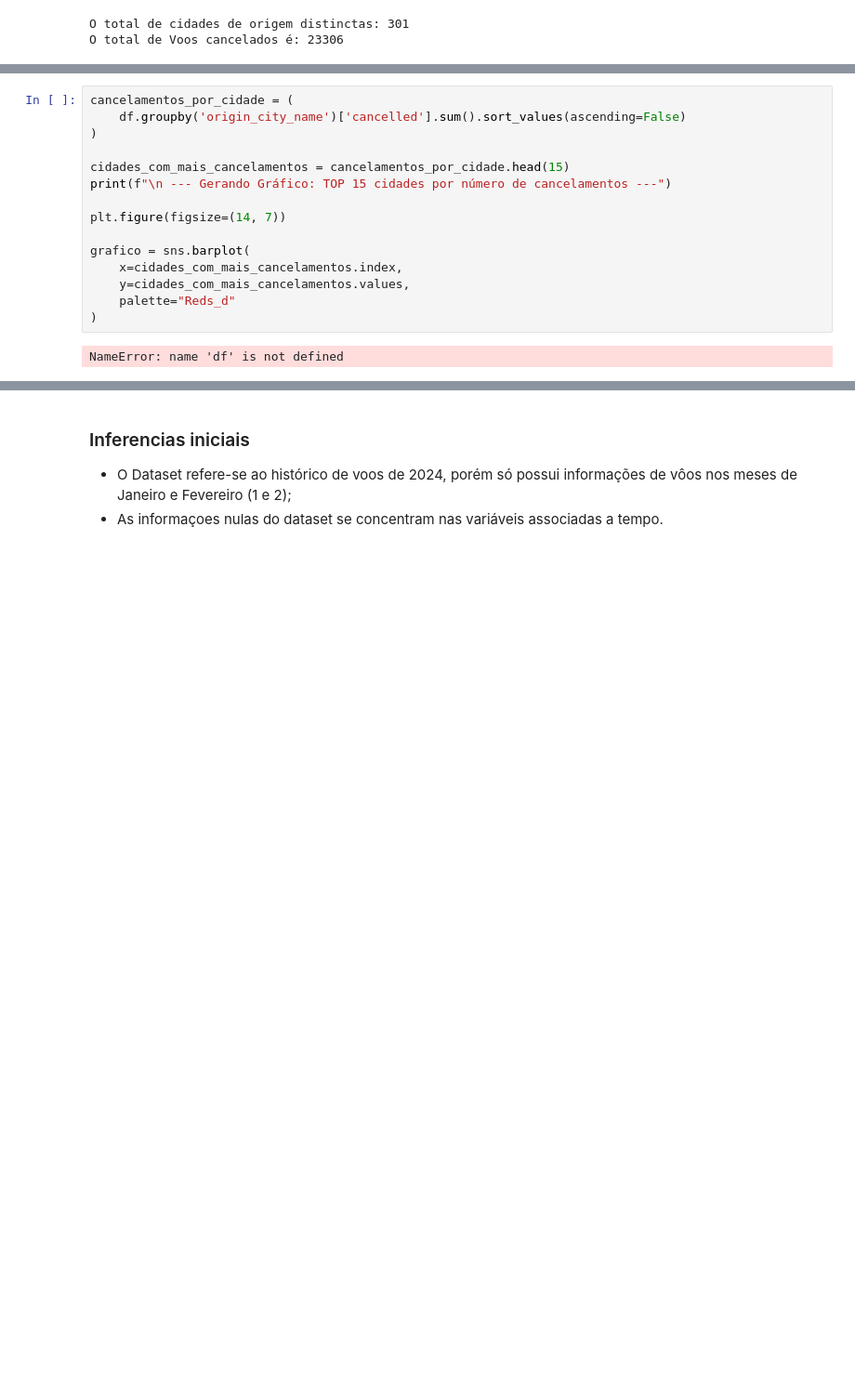
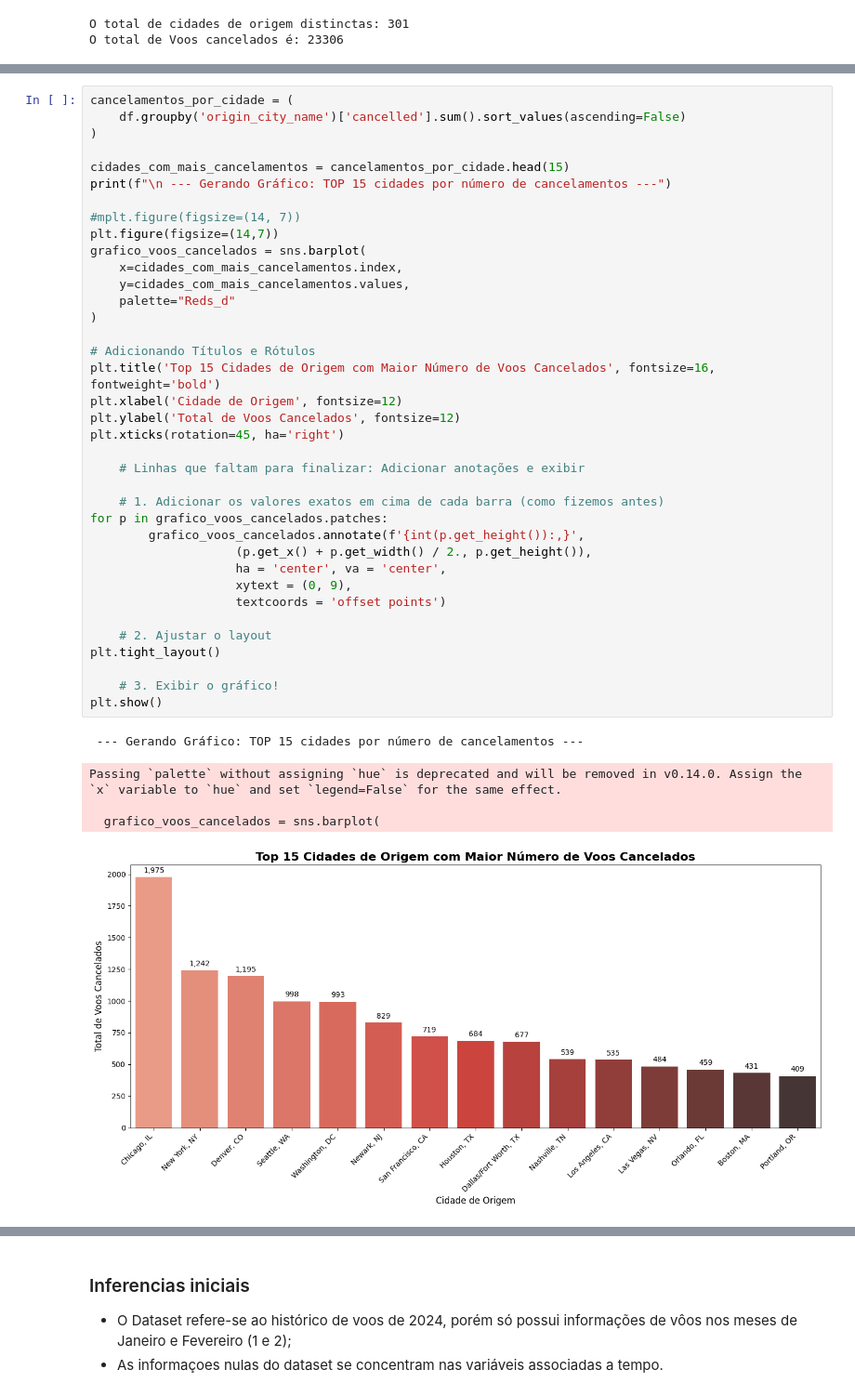
Before and after one commit to PedroHeinrickg/Modelo-ML-Voos_2024, a Jupyter notebook: Analise_voos.ipynb, the cells around one changed output, grey strips where cells are left out. Shown at 93% size. Saved outputs shown, nothing was run; the diff lists cells and outputs as text; blank space fills up the shorter version.

Commit message:
Análise de voos cancelados e atrasados: Visualização gráfica

```diff
--- a/Analise_voos.ipynb
+++ b/Analise_voos.ipynb
@@ -66,17 +91,43 @@ O total de Voos cancelados é: 23306
 # %%
 cancelamentos_por_cidade = (
     df.groupby('origin_city_name')['cancelled'].sum().sort_values(ascending=False)
 )
 
 cidades_com_mais_cancelamentos = cancelamentos_por_cidade.head(15)
 print(f"\n --- Gerando Gráfico: TOP 15 cidades por número de cancelamentos ---")
 
-plt.figure(figsize=(14, 7))
-
-grafico = sns.barplot(
+#mplt.figure(figsize=(14, 7))
+plt.figure(figsize=(14,7))
+grafico_voos_cancelados = sns.barplot(
     x=cidades_com_mais_cancelamentos.index,
     y=cidades_com_mais_cancelamentos.values,
     palette="Reds_d"
 )
+
+# Adicionando Títulos e Rótulos
+plt.title('Top 15 Cidades de Origem com Maior Número de Voos Cancelados', fontsize=16, fontweight='bold')
+plt.xlabel('Cidade de Origem', fontsize=12)
+plt.ylabel('Total de Voos Cancelados', fontsize=12)
+plt.xticks(rotation=45, ha='right')
+
+    # Linhas que faltam para finalizar: Adicionar anotações e exibir
+
+    # 1. Adicionar os valores exatos em cima de cada barra (como fizemos antes)
+for p in grafico_voos_cancelados.patches:
+        grafico_voos_cancelados.annotate(f'{int(p.get_height()):,}',
+                    (p.get_x() + p.get_width() / 2., p.get_height()),
+                    ha = 'center', va = 'center',
+                    xytext = (0, 9),
+                    textcoords = 'offset points')
+
+    # 2. Ajustar o layout
+plt.tight_layout()
+
+    # 3. Exibir o gráfico!
+plt.show()
 # %% [output]
-NameError: name 'df' is not defined
+ --- Gerando Gráfico: TOP 15 cidades por número de cancelamentos ---
+Passing `palette` without assigning `hue` is deprecated and will be removed in v0.14.0. Assign the `x` variable to `hue` and set `legend=False` for the same effect.
+
+  grafico_voos_cancelados = sns.barplot(
+[figure, added]
```
Also changed, not shown: parts of 7 cells of this notebook.
